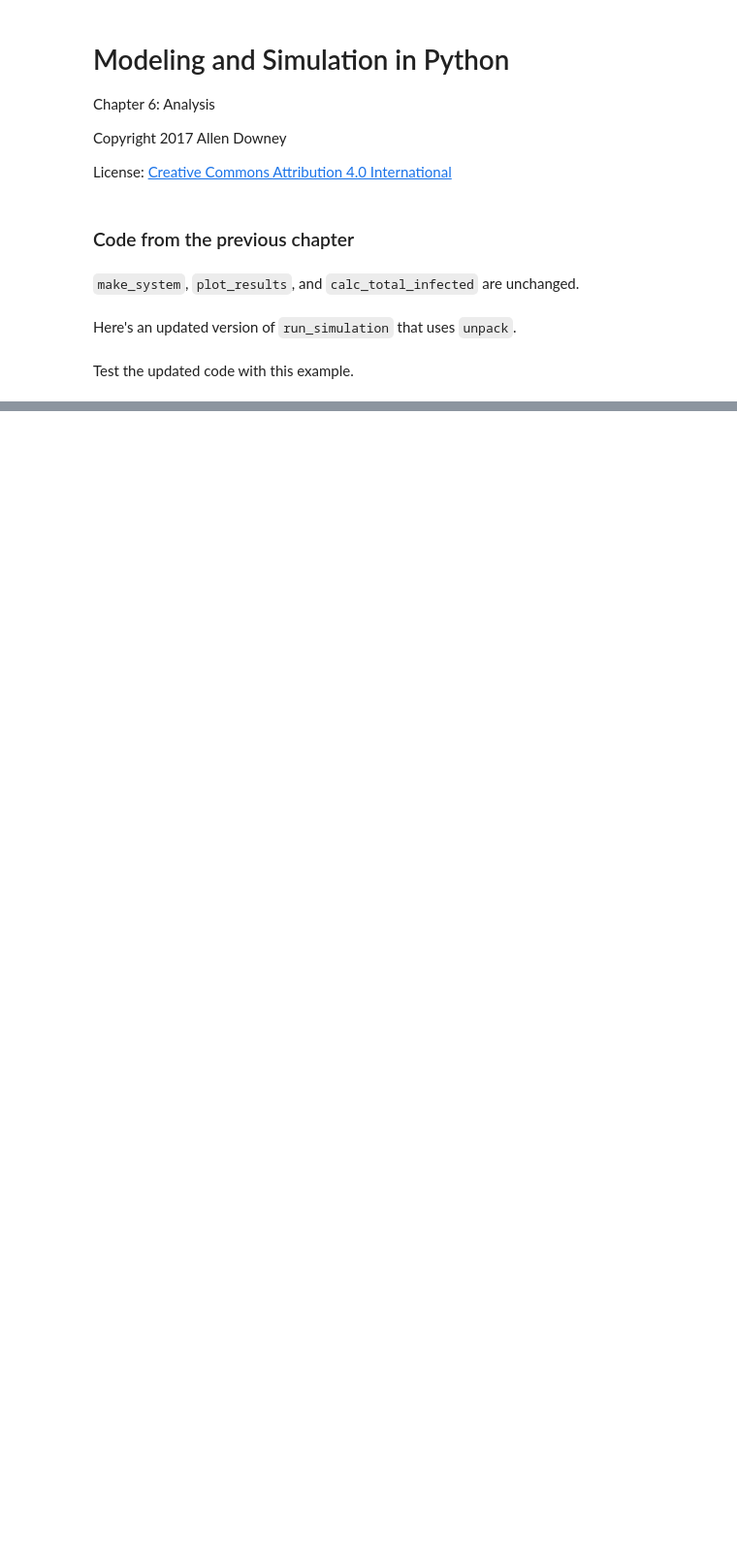
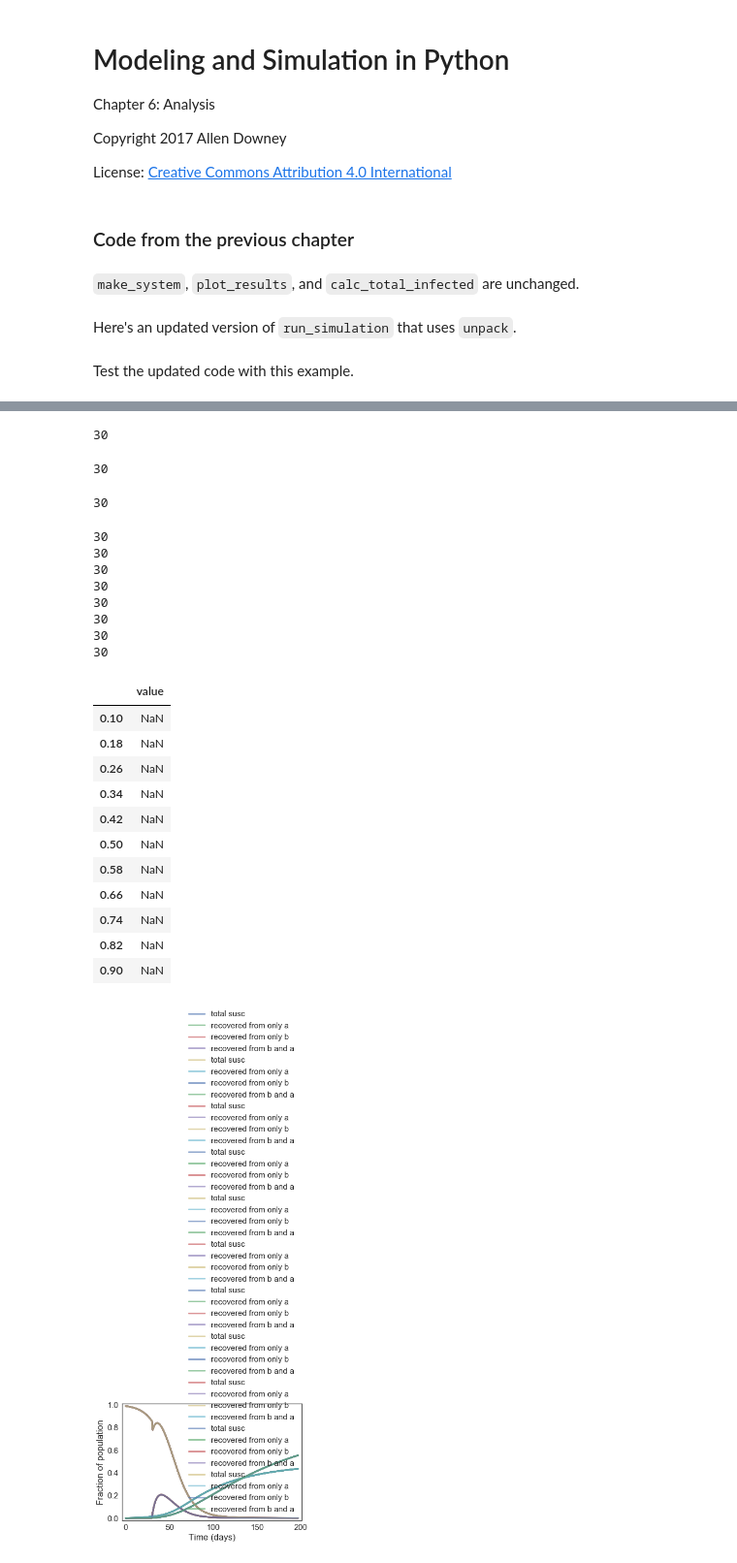
Before and after one commit to NOwolabi/modsim_project_2, a Jupyter notebook: code/Project Brainstorming2.ipynb, the cells around one changed output, grey strips where cells are left out. Shown at 97% size. Cells and saved outputs as stored; diff of their text form; code cells hidden in the pictures; blank space fills up the shorter version.

```diff
--- a/code/Project Brainstorming2.ipynb
+++ b/code/Project Brainstorming2.ipynb
@@ -230,0 +292,50 @@ plot_results(system.seriesS, system.seriesI, system.seriesR)
+# %%
+gamma1_array = linspace(0.1, 0.9, 11)
+
+def sweep_gamma(gamma_array):
+    """SweepSeriess a range of values for beta.
+
+    beta_array: array of beta values
+    gamma: recovery rate
+
+    returns: SweepSeries that maps from beta to total infected
+    """
+    sweep = SweepSeries()
+    for gamma1 in gamma_array:
+        system = make_system(0.1, gamma1, 0.5, 0.6, 30)
+        run_simulation(system)
+        plot(frame.S, label='total susc')
+        plot(frame.R1, label='recovered from only a')
+        plot(frame.R2, label='recovered from only b')
+        plot(frame.Rboth, label="recovered from b and a")
+        decorate(xlabel='Time (days)',
+                     ylabel='Fraction of population')
+        sweep[system.gamma1] = calc_total_infected(system)
+    return sweep
+# %%
+sweep_gamma(gamma1_array)
+# %% [output]
+30
+30
+30
+30
+30
+30
+30
+30
+30
+30
+30
+|  | value |
+| 0.10 | NaN |
+| 0.18 | NaN |
+| 0.26 | NaN |
+| 0.34 | NaN |
+| 0.42 | NaN |
+| 0.50 | NaN |
+| 0.58 | NaN |
+| 0.66 | NaN |
+| 0.74 | NaN |
+| 0.82 | NaN |
+| 0.90 | NaN |
+[figure, added]
```
Also changed, not shown: parts of 9 cells of this notebook, 1 other file.
